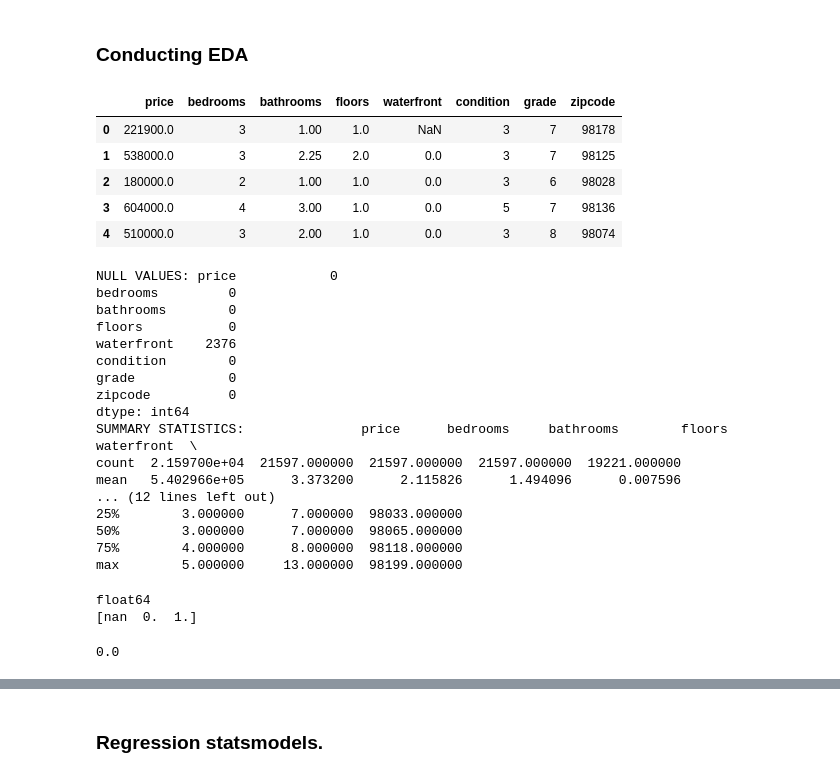
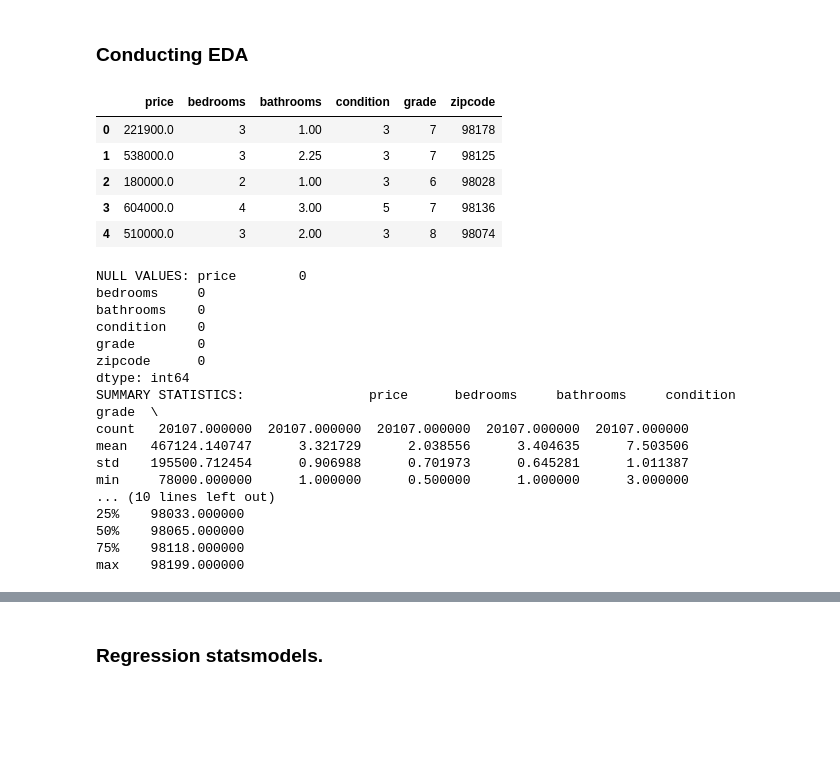
Before and after one commit to ANGI3MAINA/King-County-Housing-Analysis, a Jupyter notebook: Data/Work/Angel.ipynb, the cells around one changed output, grey strips where cells are left out. Drawn from its saved outputs; the diff is of its cells as text; code cells hidden in the pictures; blank space fills up the shorter version.

```diff
--- a/Data/Work/Angel.ipynb
+++ b/Data/Work/Angel.ipynb
@@ -25,56 +25,46 @@ df.head() #viewing the first 5 rows of the data
 ### Conducting EDA
 # %%
 # Columns to drop
-columns_to_drop = ['id','date', 'view','sqft_living','sqft_lot','sqft_above', 'sqft_basement',
+columns_to_drop = ['id','date', 'view','sqft_living','sqft_lot','floors','waterfront','sqft_above', 'sqft_basement',
                    'yr_renovated','yr_built', 'lat', 'long',
                    'sqft_living15', 'sqft_lot15']
 
 # Drop the specified columns
 house_df = df.drop(columns=columns_to_drop)
 
+#filter rows with price < 1,000,000
+filtered_house_df = house_df[house_df['price']< 1000000]
+
 # Display the first few rows to confirm the columns have been dropped
-house_df.head()
+filtered_house_df.head()
 # %% [output]
-|  | price | bedrooms | bathrooms | floors | waterfront | condition | grade | zipcode |
-| 0 | 221900.0 | 3 | 1.00 | 1.0 | NaN | 3 | 7 | 98178 |
-| 1 | 538000.0 | 3 | 2.25 | 2.0 | 0.0 | 3 | 7 | 98125 |
-| 2 | 180000.0 | 2 | 1.00 | 1.0 | 0.0 | 3 | 6 | 98028 |
-| 3 | 604000.0 | 4 | 3.00 | 1.0 | 0.0 | 5 | 7 | 98136 |
-| 4 | 510000.0 | 3 | 2.00 | 1.0 | 0.0 | 3 | 8 | 98074 |
+|  | price | bedrooms | bathrooms | condition | grade | zipcode |
+| 0 | 221900.0 | 3 | 1.00 | 3 | 7 | 98178 |
+| 1 | 538000.0 | 3 | 2.25 | 3 | 7 | 98125 |
+| 2 | 180000.0 | 2 | 1.00 | 3 | 6 | 98028 |
+| 3 | 604000.0 | 4 | 3.00 | 5 | 7 | 98136 |
+| 4 | 510000.0 | 3 | 2.00 | 3 | 8 | 98074 |
 # %%
 #EDA and Data cleaning
-print(f"NULL VALUES: {house_df.isna().sum()}")
+print(f"NULL VALUES: {filtered_house_df.isna().sum()}")
 
 # Display summary statistics
-print(f"SUMMARY STATISTICS: {house_df.describe()}")
+print(f"SUMMARY STATISTICS: {filtered_house_df.describe()}")
 # %% [output]
-NULL VALUES: price            0
-bedrooms         0
-bathrooms        0
-floors           0
-waterfront    2376
-condition        0
-grade            0
-zipcode          0
+NULL VALUES: price        0
+bedrooms     0
+bathrooms    0
+condition    0
+grade        0
+zipcode      0
 dtype: int64
-SUMMARY STATISTICS:               price      bedrooms     bathrooms        floors    waterfront  \
-count  2.159700e+04  21597.000000  21597.000000  21597.000000  19221.000000
-mean   5.402966e+05      3.373200      2.115826      1.494096      0.007596
-... (12 lines left out)
-25%        3.000000      7.000000  98033.000000
-50%        3.000000      7.000000  98065.000000
-75%        4.000000      8.000000  98118.000000
-max        5.000000     13.000000  98199.000000
+SUMMARY STATISTICS:                price      bedrooms     bathrooms     condition         grade  \
+count   20107.000000  20107.000000  20107.000000  20107.000000  20107.000000
+mean   467124.140747      3.321729      2.038556      3.404635      7.503506
+std    195500.712454      0.906988      0.701973      0.645281      1.011387
+min     78000.000000      1.000000      0.500000      1.000000      3.000000
+... (10 lines left out)
+25%    98033.000000
+50%    98065.000000
+75%    98118.000000
+max    98199.000000
-# %%
-print(house_df['waterfront'].dtype)
-# Check unique values in the 'waterfront' column
-print(house_df['waterfront'].unique())
-# %% [output]
-float64
-[nan  0.  1.]
-# %%
-#check mode and select the first mode [0]
-waterfront_mode = house_df['waterfront'].mode()[0]
-waterfront_mode
-# %% [output]
-0.0
```
Also changed, not shown: parts of 16 cells of this notebook.
